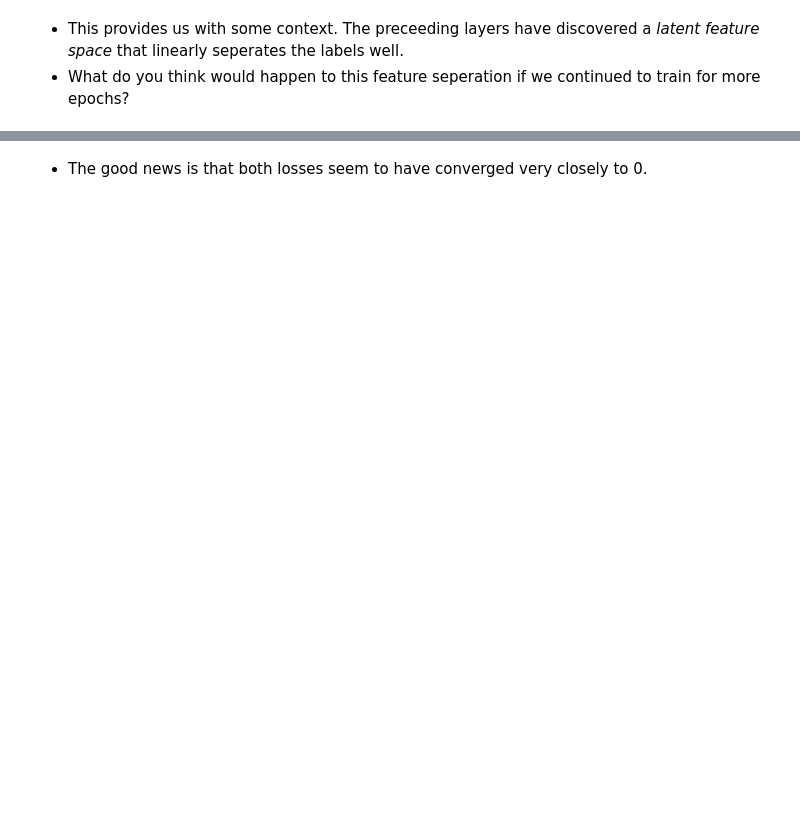
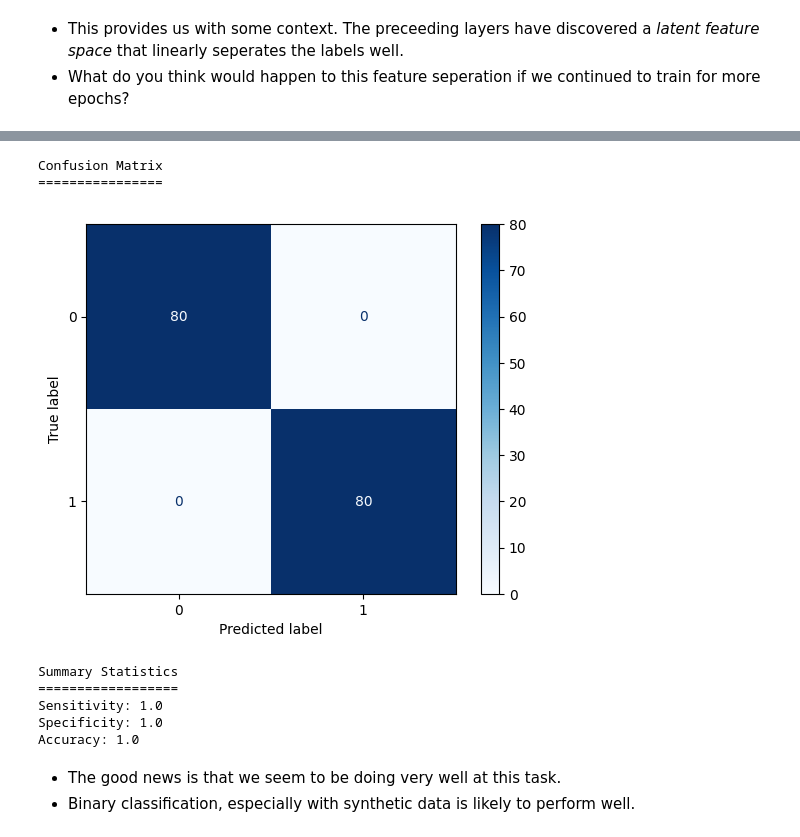
Before and after one commit to mdblackledge/theoryofimaging2, a Jupyter notebook: workshop/practical_exercises.ipynb, the cells around one changed output, grey strips where cells are left out. Drawn from its saved outputs; the diff is of its cells as text; code cells hidden in the pictures; blank space fills up the shorter version.

```diff
--- a/workshop/practical_exercises.ipynb
+++ b/workshop/practical_exercises.ipynb
@@ -536,2 +584,48 @@ plt.show()
+# %%
+# @title
+from sklearn.metrics import ConfusionMatrixDisplay
+from sklearn.metrics import confusion_matrix
+
+# Get the test images and true labels
+test_images = torch.stack(
+    [test_ds[i]["image"] for i in range(len(test_ds))]
+    ).to(device)
+test_labels = np.array([test_ds[i]["label"] for i in range(len(test_ds))])
+
+# Evaluate the test prediction probability and estimated labels
+model.eval()
+with torch.no_grad():
+    test_prob = model.classify(test_images).cpu().numpy()
+test_labels_pred = np.argmax(test_prob, axis=1)
+
+# Plot a confusion matrix to summarize TP and TN
+print("Confusion Matrix")
+print("================")
+cm = confusion_matrix(test_labels, test_labels_pred)
+disp = ConfusionMatrixDisplay(confusion_matrix=cm)
+disp.plot(cmap="Blues")
+plt.show()
+
+# Print some metrics
+tp = np.sum(np.logical_and(test_labels == 1, test_labels_pred == 1))
+tn = np.sum(np.logical_and(test_labels == 0, test_labels_pred == 0))
+fp = np.sum(np.logical_and(test_labels == 0, test_labels_pred == 1))
+fn = np.sum(np.logical_and(test_labels == 1, test_labels_pred == 0))
+print("\n")
+print("Summary Statistics")
+print("==================")
+print(f"Sensitivity: {float(tp) / (tp + fn)}")
+print(f"Specificity: {float(tn) / (tn + fp)}")
+print(f"Accuracy: {float(tn + tp) / (tn + fp + tp + fn)}")
+# %% [output]
+Confusion Matrix
+================
+[figure, added]
+Summary Statistics
+==================
+Sensitivity: 1.0
+Specificity: 1.0
+Accuracy: 1.0
 # %% [markdown]
- - The good news is that both losses seem to have converged very closely to 0.
+ - The good news is that we seem to be doing very well at this task.
+ - Binary classification, especially with synthetic data is likely to perform well.
```
Also changed, not shown: parts of 41 cells of this notebook.
